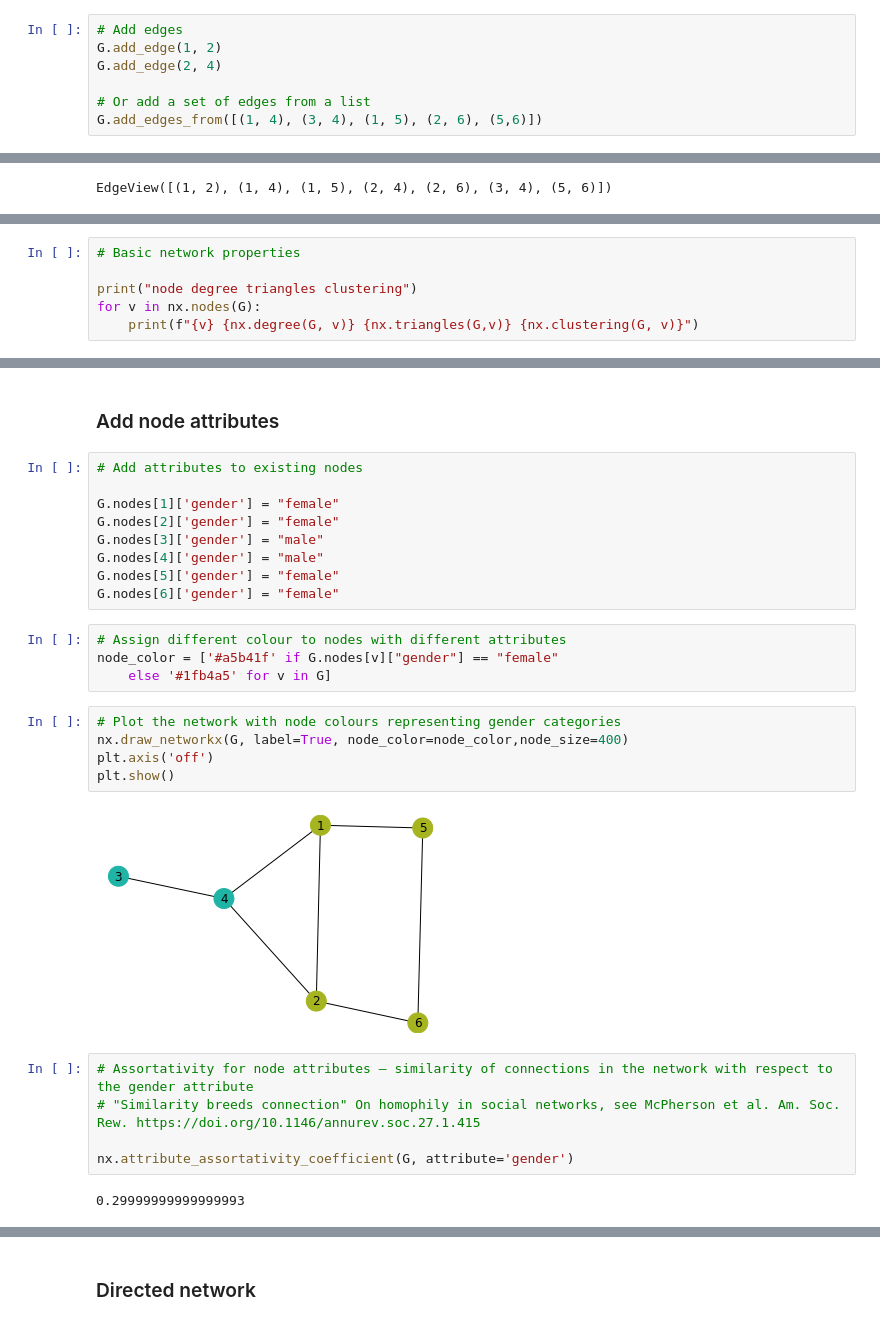
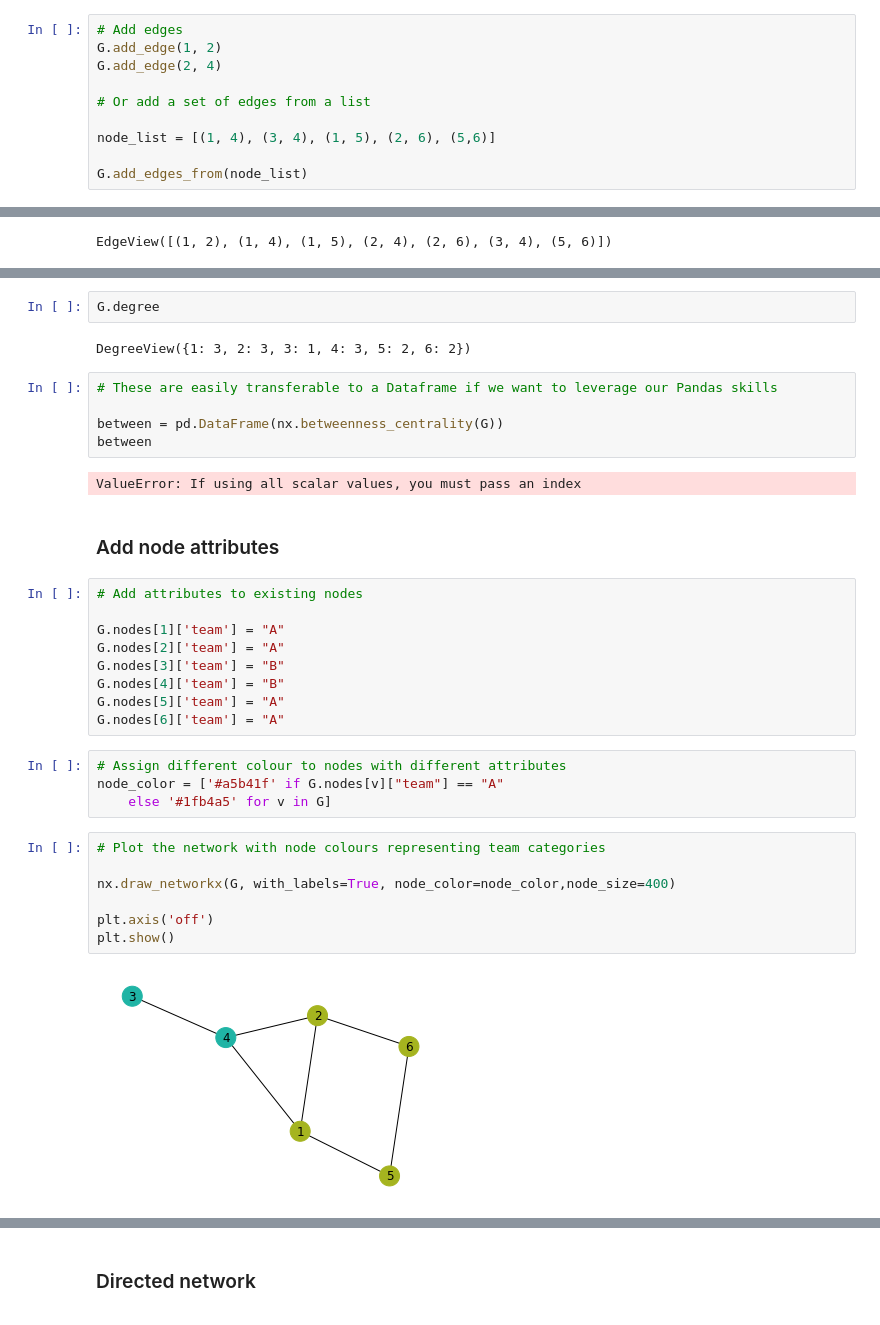
Before and after one commit to Minyall/sc207_materials, a Jupyter notebook: 8-9_social_networks/9-networkx-full.ipynb, the cells around one changed output, grey strips where cells are left out. Saved outputs shown, nothing was run; the diff lists cells and outputs as text.

Commit message:
Updating networkx workbook

```diff
--- a/8-9_social_networks/9-networkx-full.ipynb
+++ b/8-9_social_networks/9-networkx-full.ipynb
@@ -51,7 +63,10 @@ G.add_edge(1, 2)
 G.add_edge(2, 4)
 
 # Or add a set of edges from a list
-G.add_edges_from([(1, 4), (3, 4), (1, 5), (2, 6), (5,6)])
+
+node_list = [(1, 4), (3, 4), (1, 5), (2, 6), (5,6)]
+
+G.add_edges_from(node_list)
 # %%
 # Check the created edges
 G.edges()
@@ -76,6 +93,0 @@ nx.draw(G, with_labels=True,node_size=400)
-# %%
-# Basic network properties
-
-print("node degree triangles clustering")
-for v in nx.nodes(G):
-    print(f"{v} {nx.degree(G, v)} {nx.triangles(G,v)} {nx.clustering(G, v)}")
@@ -106,29 +112,35 @@ nx.eigenvector_centrality(G)
+# %%
+G.degree
+# %% [output]
+DegreeView({1: 3, 2: 3, 3: 1, 4: 3, 5: 2, 6: 2})
+# %%
+# These are easily transferable to a Dataframe if we want to leverage our Pandas skills
+
+between = pd.DataFrame(nx.betweenness_centrality(G))
+between
+# %% [output]
+ValueError: If using all scalar values, you must pass an index
 # %% [markdown]
 ### Add node attributes
 # %%
 # Add attributes to existing nodes
 
-G.nodes[1]['gender'] = "female"
-G.nodes[2]['gender'] = "female"
-G.nodes[3]['gender'] = "male"
-G.nodes[4]['gender'] = "male"
-G.nodes[5]['gender'] = "female"
-G.nodes[6]['gender'] = "female"
+G.nodes[1]['team'] = "A"
+G.nodes[2]['team'] = "A"
+G.nodes[3]['team'] = "B"
+G.nodes[4]['team'] = "B"
+G.nodes[5]['team'] = "A"
+G.nodes[6]['team'] = "A"
 # %%
 # Assign different colour to nodes with different attributes
-node_color = ['#a5b41f' if G.nodes[v]["gender"] == "female"
+node_color = ['#a5b41f' if G.nodes[v]["team"] == "A"
     else '#1fb4a5' for v in G]
 # %%
-# Plot the network with node colours representing gender categories
-nx.draw_networkx(G, label=True, node_color=node_color,node_size=400)
+# Plot the network with node colours representing team categories
+
+nx.draw_networkx(G, with_labels=True, node_color=node_color,node_size=400)
+
 plt.axis('off')
 plt.show()
 # %% [output]
-[figure, old version]
+[figure, new version]
-# %%
-# Assortativity for node attributes — similarity of connections in the network with respect to the gender attribute
-# "Similarity breeds connection" On homophily in social networks, see McPherson et al. Am. Soc. Rew. https://doi.org/10.1146/annurev.soc.27.1.415
-
-nx.attribute_assortativity_coefficient(G, attribute='gender')
-# %% [output]
-0.29999999999999993
```
Also changed, not shown: parts of 30 cells of this notebook.
